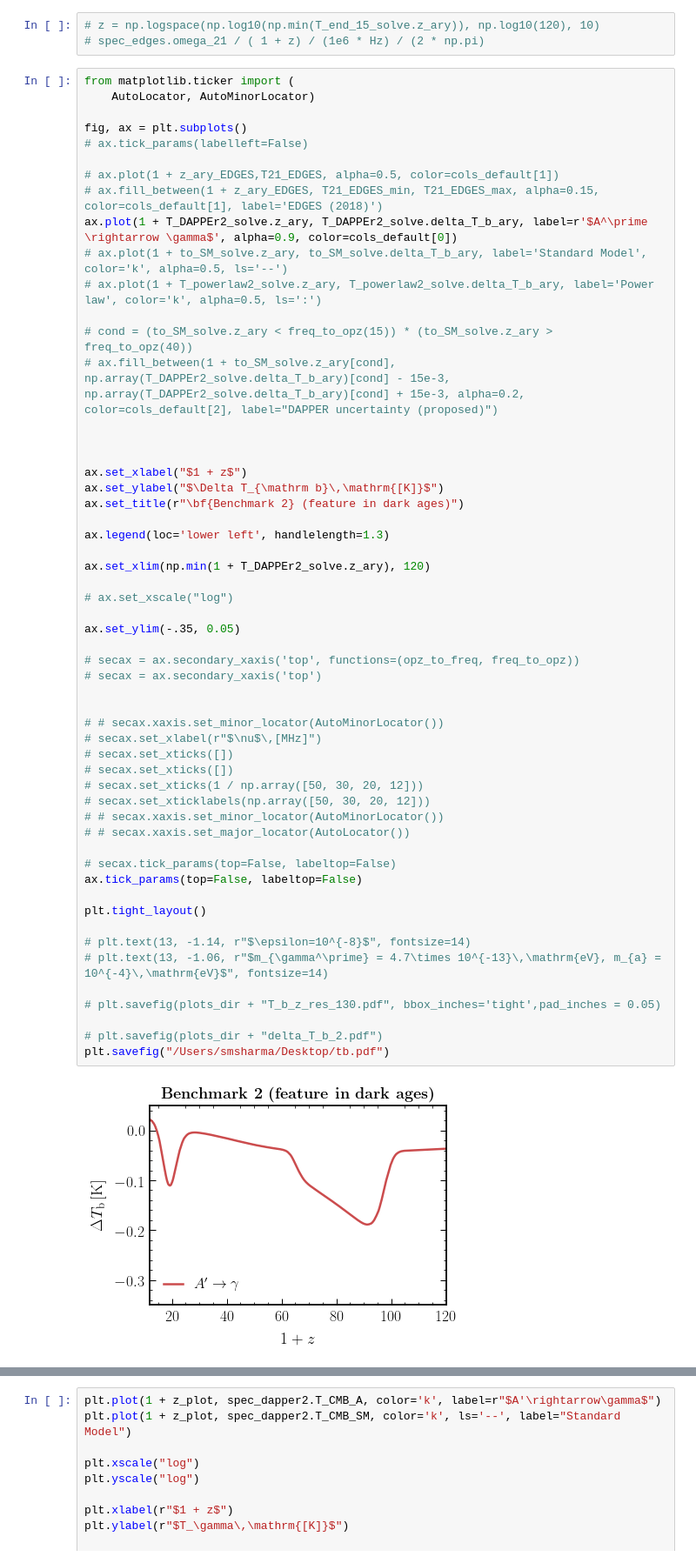
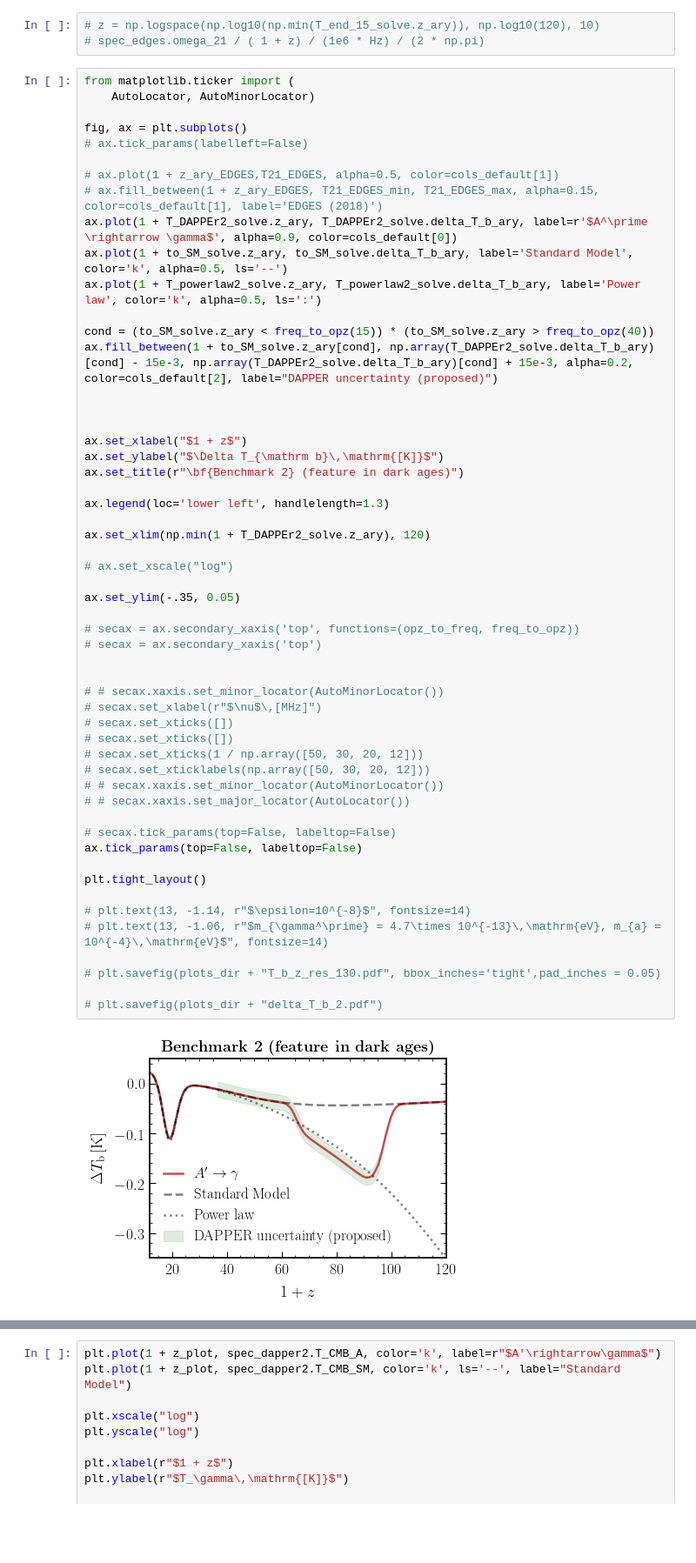
Before and after one commit to smsharma/edges-endpoints-21cm, a Jupyter notebook: notebooks/01_21cm_decay.ipynb, the cells around one changed output, grey strips where cells are left out. Shown: that part at 87% size. Cells and saved outputs as stored; diff of their text form; blank space fills up the shorter version.

```diff
--- a/notebooks/01_21cm_decay.ipynb
+++ b/notebooks/01_21cm_decay.ipynb
@@ -396,11 +401,11 @@ fig, ax = plt.subplots()
 # ax.plot(1 + z_ary_EDGES,T21_EDGES, alpha=0.5, color=cols_default[1])
 # ax.fill_between(1 + z_ary_EDGES, T21_EDGES_min, T21_EDGES_max, alpha=0.15, color=cols_default[1], label='EDGES (2018)')
 ax.plot(1 + T_DAPPEr2_solve.z_ary, T_DAPPEr2_solve.delta_T_b_ary, label=r'$A^\prime \rightarrow \gamma$', alpha=0.9, color=cols_default[0])
-# ax.plot(1 + to_SM_solve.z_ary, to_SM_solve.delta_T_b_ary, label='Standard Model', color='k', alpha=0.5, ls='--')
-# ax.plot(1 + T_powerlaw2_solve.z_ary, T_powerlaw2_solve.delta_T_b_ary, label='Power law', color='k', alpha=0.5, ls=':')
+ax.plot(1 + to_SM_solve.z_ary, to_SM_solve.delta_T_b_ary, label='Standard Model', color='k', alpha=0.5, ls='--')
+ax.plot(1 + T_powerlaw2_solve.z_ary, T_powerlaw2_solve.delta_T_b_ary, label='Power law', color='k', alpha=0.5, ls=':')
 
-# cond = (to_SM_solve.z_ary < freq_to_opz(15)) * (to_SM_solve.z_ary > freq_to_opz(40))
-# ax.fill_between(1 + to_SM_solve.z_ary[cond], np.array(T_DAPPEr2_solve.delta_T_b_ary)[cond] - 15e-3, np.array(T_DAPPEr2_solve.delta_T_b_ary)[cond] + 15e-3, alpha=0.2, color=cols_default[2], label="DAPPER uncertainty (proposed)")
+cond = (to_SM_solve.z_ary < freq_to_opz(15)) * (to_SM_solve.z_ary > freq_to_opz(40))
+ax.fill_between(1 + to_SM_solve.z_ary[cond], np.array(T_DAPPEr2_solve.delta_T_b_ary)[cond] - 15e-3, np.array(T_DAPPEr2_solve.delta_T_b_ary)[cond] + 15e-3, alpha=0.2, color=cols_default[2], label="DAPPER uncertainty (proposed)")
 
 
 
@@ -414,35 +419,34 @@ ax.set_xlim(np.min(1 + T_DAPPEr2_solve.z_ary), 120)
 
 # ax.set_xscale("log")
 
 ax.set_ylim(-.35, 0.05)
 
 # secax = ax.secondary_xaxis('top', functions=(opz_to_freq, freq_to_opz))
 # secax = ax.secondary_xaxis('top')
 
 
 # # secax.xaxis.set_minor_locator(AutoMinorLocator())
 # secax.set_xlabel(r"$\nu$\,[MHz]")
 # secax.set_xticks([])
 # secax.set_xticks([])
 # secax.set_xticks(1 / np.array([50, 30, 20, 12]))
 # secax.set_xticklabels(np.array([50, 30, 20, 12]))
 # # secax.xaxis.set_minor_locator(AutoMinorLocator())
 # # secax.xaxis.set_major_locator(AutoLocator())
 
 # secax.tick_params(top=False, labeltop=False)
 ax.tick_params(top=False, labeltop=False)
 
 plt.tight_layout()
 
 # plt.text(13, -1.14, r"$\epsilon=10^{-8}$", fontsize=14)
 # plt.text(13, -1.06, r"$m_{\gamma^\prime} = 4.7\times 10^{-13}\,\mathrm{eV}, m_{a} = 10^{-4}\,\mathrm{eV}$", fontsize=14)
 
 # plt.savefig(plots_dir + "T_b_z_res_130.pdf", bbox_inches='tight',pad_inches = 0.05)
 
 # plt.savefig(plots_dir + "delta_T_b_2.pdf")
-plt.savefig("/Users/smsharma/Desktop/tb.pdf")
 # %% [output]
-[figure, old version]
+[figure, new version]
 # %%
 fig, ax = plt.subplots()
 
```
Also changed, not shown: parts of 9 cells of this notebook, 1 other file.
